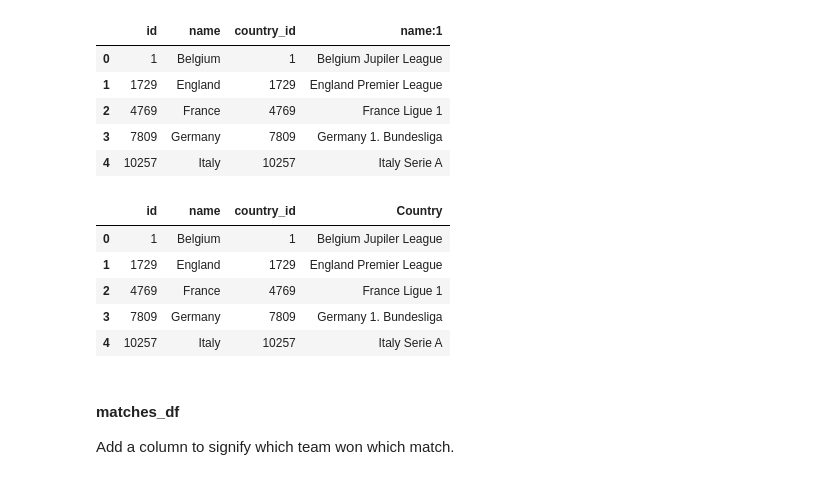
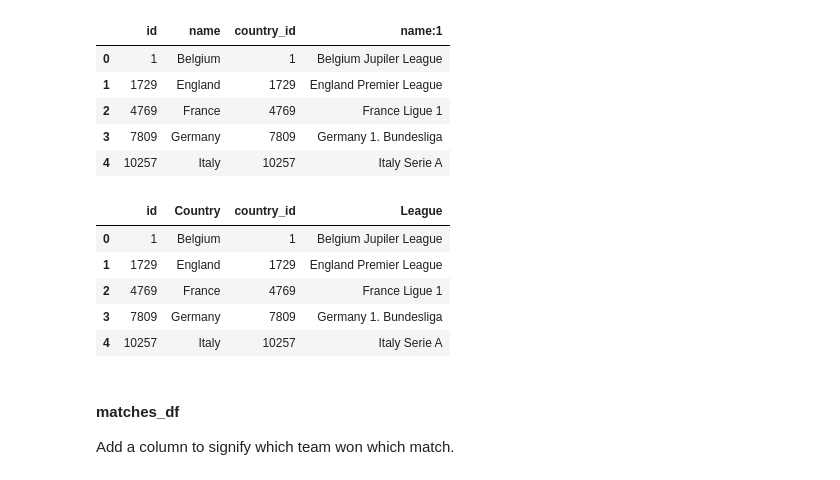
Before and after one commit to aayush1202/investigate-a-dataset, a Jupyter notebook: investigate-a-dataset-template.ipynb, the cells around one changed output. Drawn from its saved outputs; the diff is of its cells as text; code cells hidden in the pictures.

```diff
--- a/investigate-a-dataset-template.ipynb
+++ b/investigate-a-dataset-template.ipynb
@@ -251,10 +249,11 @@ leagues_df.head()
 | 3 | 7809 | Germany | 7809 | Germany 1. Bundesliga |
 | 4 | 10257 | Italy | 10257 | Italy Serie A |
 # %%
-leagues_df.rename(columns={'name:1' : 'Country'}, inplace=True)
+leagues_df.rename(columns={'name' : 'Country'}, inplace=True)
+leagues_df.rename(columns={'name:1': 'League'}, inplace=True)
 leagues_df.head()
 # %% [output]
-|  | id | name | country_id | Country |
+|  | id | Country | country_id | League |
 | 0 | 1 | Belgium | 1 | Belgium Jupiler League |
 | 1 | 1729 | England | 1729 | England Premier League |
 | 2 | 4769 | France | 4769 | France Ligue 1 |
```
Also changed, not shown: parts of 22 cells of this notebook.
